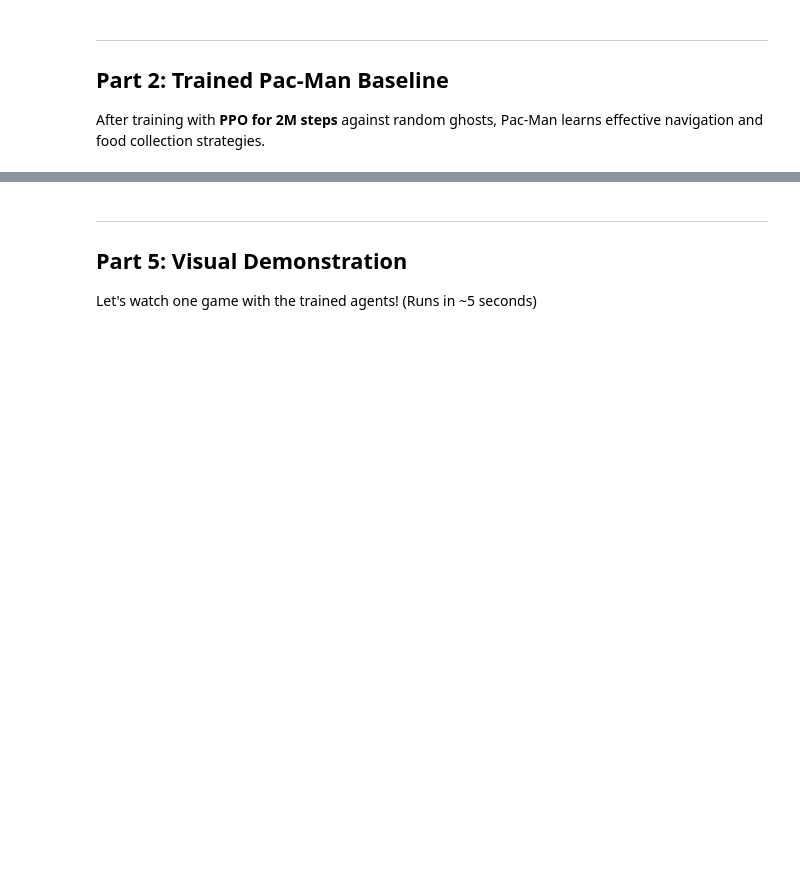
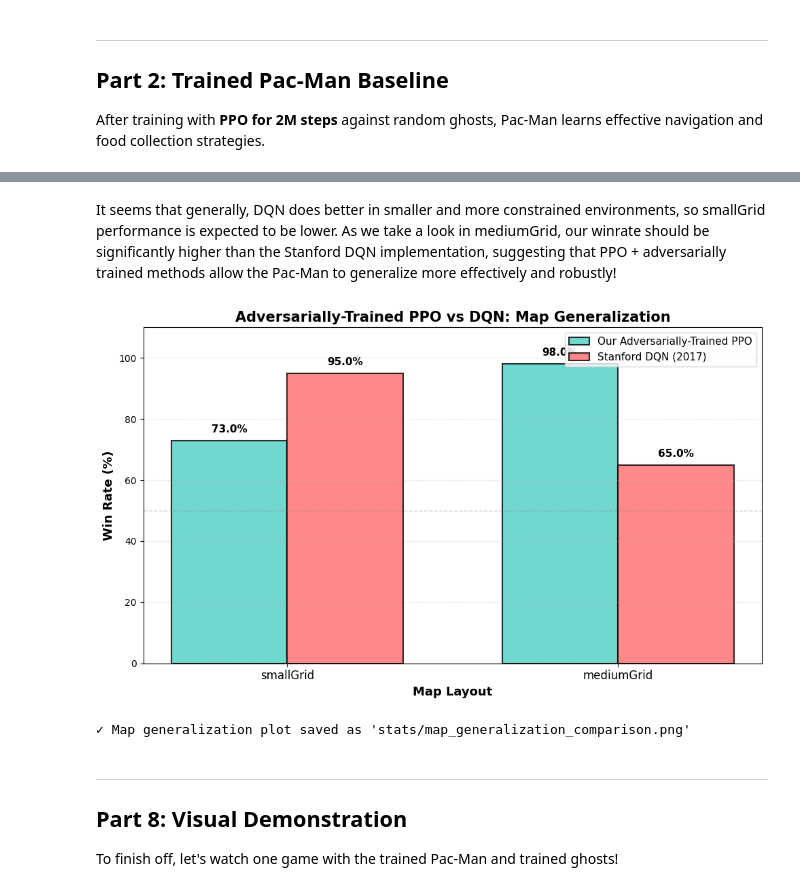
Before and after one commit to Xire7/pacman-vs-ghost-rl, a Jupyter notebook: project/project.ipynb, the cells around one changed output, grey strips where cells are left out. Cells and saved outputs as stored; diff of their text form; code cells hidden in the pictures; blank space fills up the shorter version.

```diff
--- a/project/project.ipynb
+++ b/project/project.ipynb
@@ -328,8 +576,58 @@ print("\n✓ Comparison plot saved as 'results_comparison.png'")
+# %% [markdown]
+It seems that generally, DQN does better in smaller and more constrained environments, so smallGrid performance is expected to be lower. As we take a look in mediumGrid, our winrate should be significantly higher than the Stanford DQN implementation, suggesting that PPO + adversarially trained methods allow the Pac-Man to generalize more effectively and robustly!
+# %%
+# Create comparison visualization
+fig, ax = plt.subplots(1, 1, figsize=(10, 6))
+
+# Win Rate Comparison (Our Adversarially-Trained PPO vs Stanford DQN)
+layouts = ['smallGrid', 'mediumGrid']
+ppo_rates = [win_rate_small, win_rate_medium]
+dqn_rates = [95, 65]  # Stanford DQN results
+
+x = np.arange(len(layouts))
+width = 0.35
+
+bars1 = ax.bar(x - width/2, ppo_rates, width, label='Our Adversarially-Trained PPO',
+               color='#4ecdc4', alpha=0.8, edgecolor='black', linewidth=1.5)
+bars2 = ax.bar(x + width/2, dqn_rates, width, label='Stanford DQN (2017)',
+               color='#ff6b6b', alpha=0.8, edgecolor='black', linewidth=1.5)
+
+ax.set_xlabel('Map Layout', fontsize=13, fontweight='bold')
+ax.set_ylabel('Win Rate (%)', fontsize=13, fontweight='bold')
+ax.set_title('Adversarially-Trained PPO vs DQN: Map Generalization', fontsize=15, fontweight='bold')
+ax.set_xticks(x)
+ax.set_xticklabels(layouts, fontsize=12)
+ax.set_ylim([0, 110])
+ax.legend(fontsize=11, loc='upper right')
+ax.grid(axis='y', alpha=0.3, linestyle='--')
+ax.axhline(y=50, color='gray', linestyle='--', alpha=0.4, linewidth=1)
+
+# Add value labels on bars
+for bar in bars1:
+    height = bar.get_height()
+    ax.text(bar.get_x() + bar.get_width()/2., height + 2,
+            f'{height:.1f}%', ha='center', va='bottom',
+            fontweight='bold', fontsize=11)
+
+for bar in bars2:
+    height = bar.get_height()
+    ax.text(bar.get_x() + bar.get_width()/2., height + 2,
+            f'{height:.1f}%', ha='center', va='bottom',
+            fontweight='bold', fontsize=11)
+
+plt.tight_layout()
+plt.savefig('stats/map_generalization_comparison.png', dpi=150, bbox_inches='tight')
+plt.show()
+
+print("\n Map generalization plot saved as 'stats/map_generalization_comparison.png'")
+# %% [output]
+[figure, added]
+✓ Map generalization plot saved as 'stats/map_generalization_comparison.png'
 # %% [markdown]
 ---
-## Part 5: Visual Demonstration
+## Part 8: Visual Demonstration
 
-Let's watch one game with the trained agents! (Runs in ~5 seconds)
+To finish off, let's watch one game with the trained Pac-Man and trained ghosts!
 # %%
 print("\n" + "="*60)
 print("VISUAL DEMONSTRATION")
```
Also changed, not shown: parts of 15 cells of this notebook, 7 other files.
